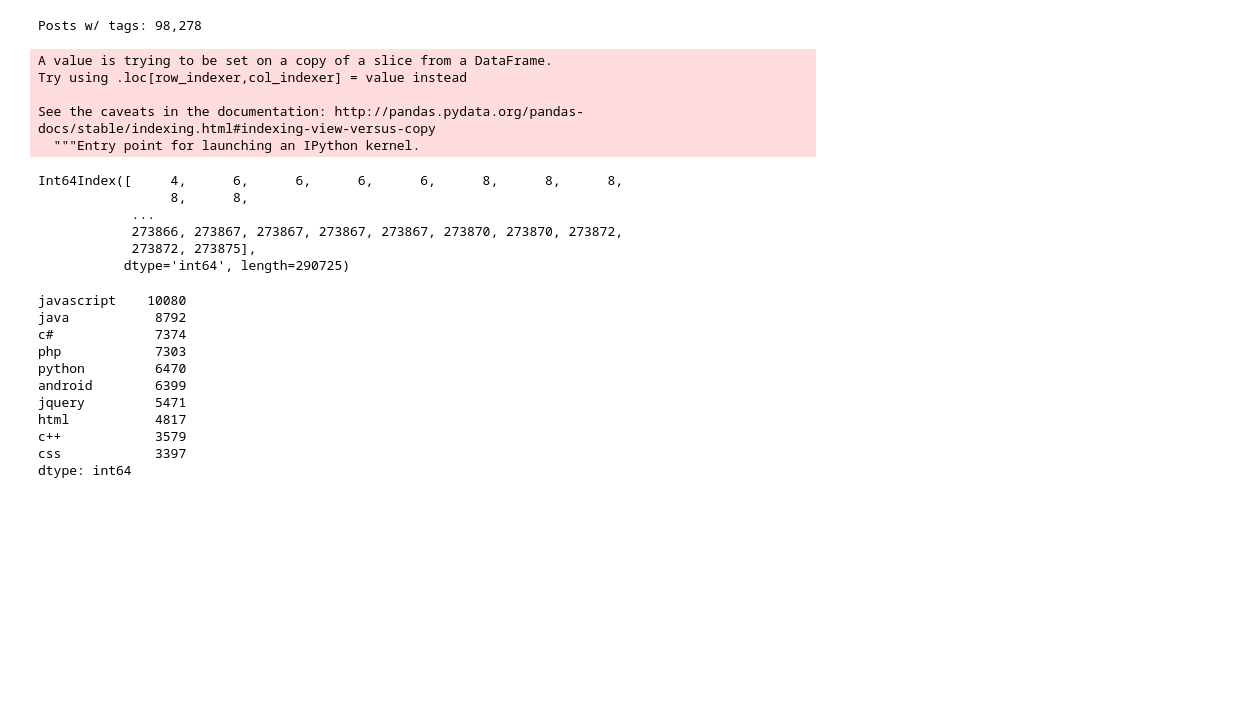
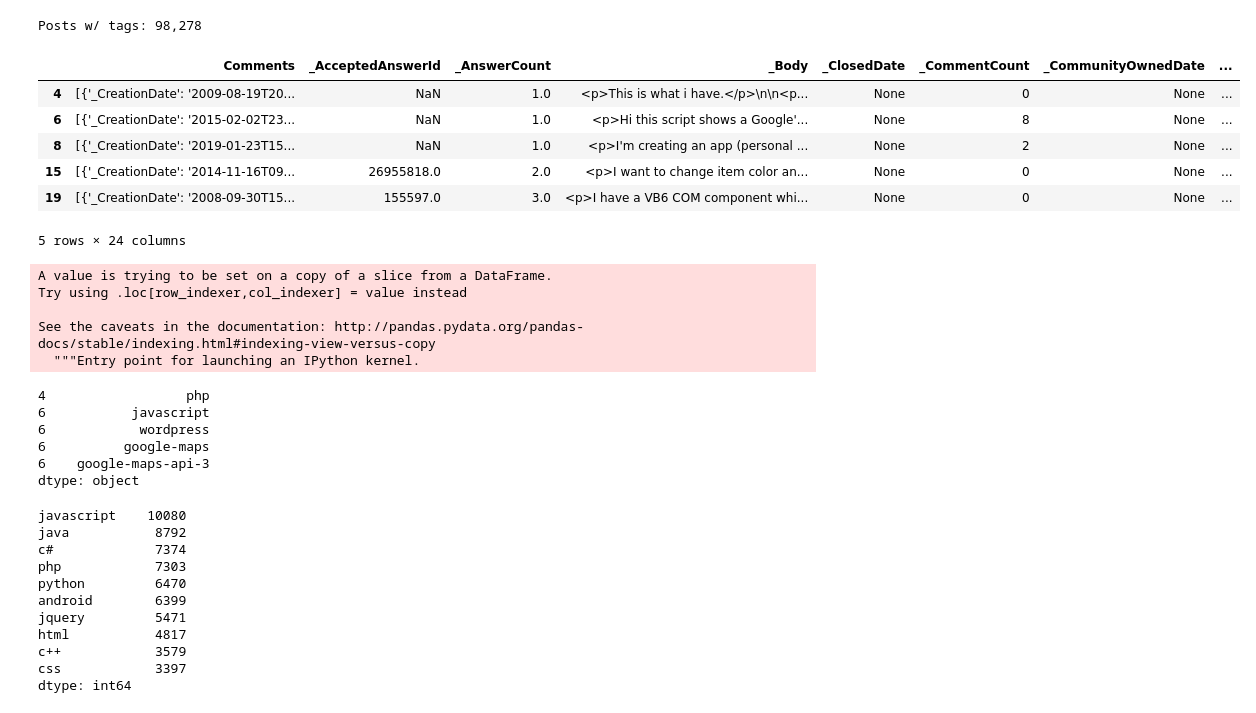
Before and after one commit to rjurney/deep_products, a Jupyter notebook: code/Deep Tag Labeler.ipynb, the cells around one changed output. Cells and saved outputs as stored; diff of their text form; code cells hidden in the pictures; blank space fills up the shorter version.

```diff
--- a/code/Deep Tag Labeler.ipynb
+++ b/code/Deep Tag Labeler.ipynb
@@ -24,25 +18,33 @@ Original posts: 273,876
 # %%
 tag_posts = posts_df.dropna(axis=0, subset=['_Tags'])
 print('Posts w/ tags: {:,}'.format(len(tag_posts.index)))
+tag_posts.head(5)
 # %% [output]
 Posts w/ tags: 98,278
+|  | Comments | _AcceptedAnswerId | _AnswerCount | _Body | _ClosedDate | _CommentCount | _CommunityOwnedDate | ... |
+| 4 | [{'_CreationDate': '2009-08-19T20... | NaN | 1.0 | <p>This is what i have.</p>\n\n<p... | None | 0 | None | ... |
+| 6 | [{'_CreationDate': '2015-02-02T23... | NaN | 1.0 | <p>Hi this script shows a Google'... | None | 8 | None | ... |
+| 8 | [{'_CreationDate': '2019-01-23T15... | NaN | 1.0 | <p>I'm creating an app (personal ... | None | 2 | None | ... |
+| 15 | [{'_CreationDate': '2014-11-16T09... | 26955818.0 | 2.0 | <p>I want to change item color an... | None | 0 | None | ... |
+| 19 | [{'_CreationDate': '2008-09-30T15... | 155597.0 | 3.0 | <p>I have a VB6 COM component whi... | None | 0 | None | ... |
+5 rows × 24 columns
 # %%
 tag_posts['_Tag_List'] = tag_posts['_Tags'].apply(lambda x: re.findall('\<(.+?)\>', x))
 
 flat_tags = tag_posts.apply(lambda x: pd.Series(x['_Tag_List']),axis=1).stack().reset_index(level=1, drop=True)
-flat_tags.index
+flat_tags.head(5)
 # %% [output]
 A value is trying to be set on a copy of a slice from a DataFrame.
 Try using .loc[row_indexer,col_indexer] = value instead
 
 See the caveats in the documentation: http://pandas.pydata.org/pandas-docs/stable/indexing.html#indexing-view-versus-copy
   """Entry point for launching an IPython kernel.
-Int64Index([     4,      6,      6,      6,      6,      8,      8,      8,
-                 8,      8,
-            ...
-            273866, 273867, 273867, 273867, 273867, 273870, 273870, 273872,
-            273872, 273875],
-           dtype='int64', length=290725)
+4                  php
+6           javascript
+6            wordpress
+6          google-maps
+6    google-maps-api-3
+dtype: object
 # %%
 %matplotlib inline
 
```
Also changed, not shown: parts of 31 cells of this notebook.
